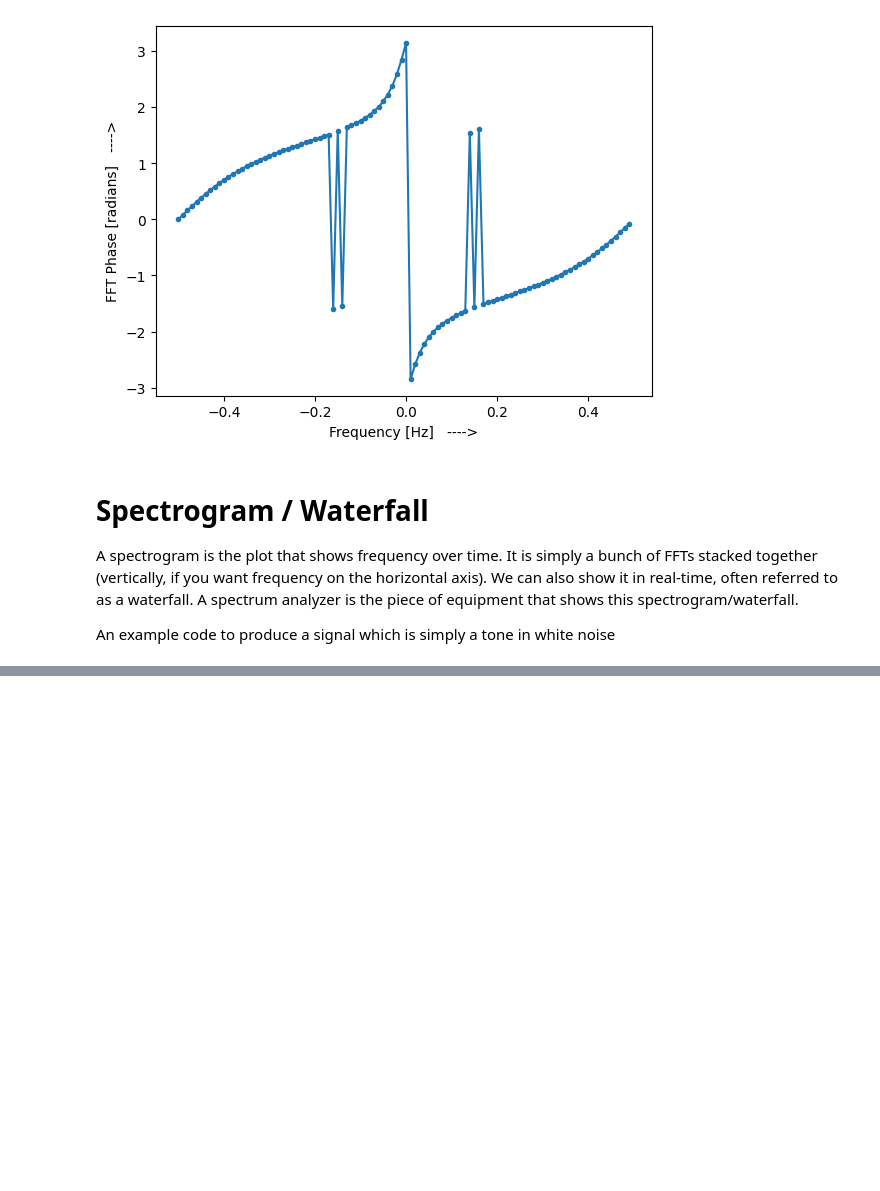
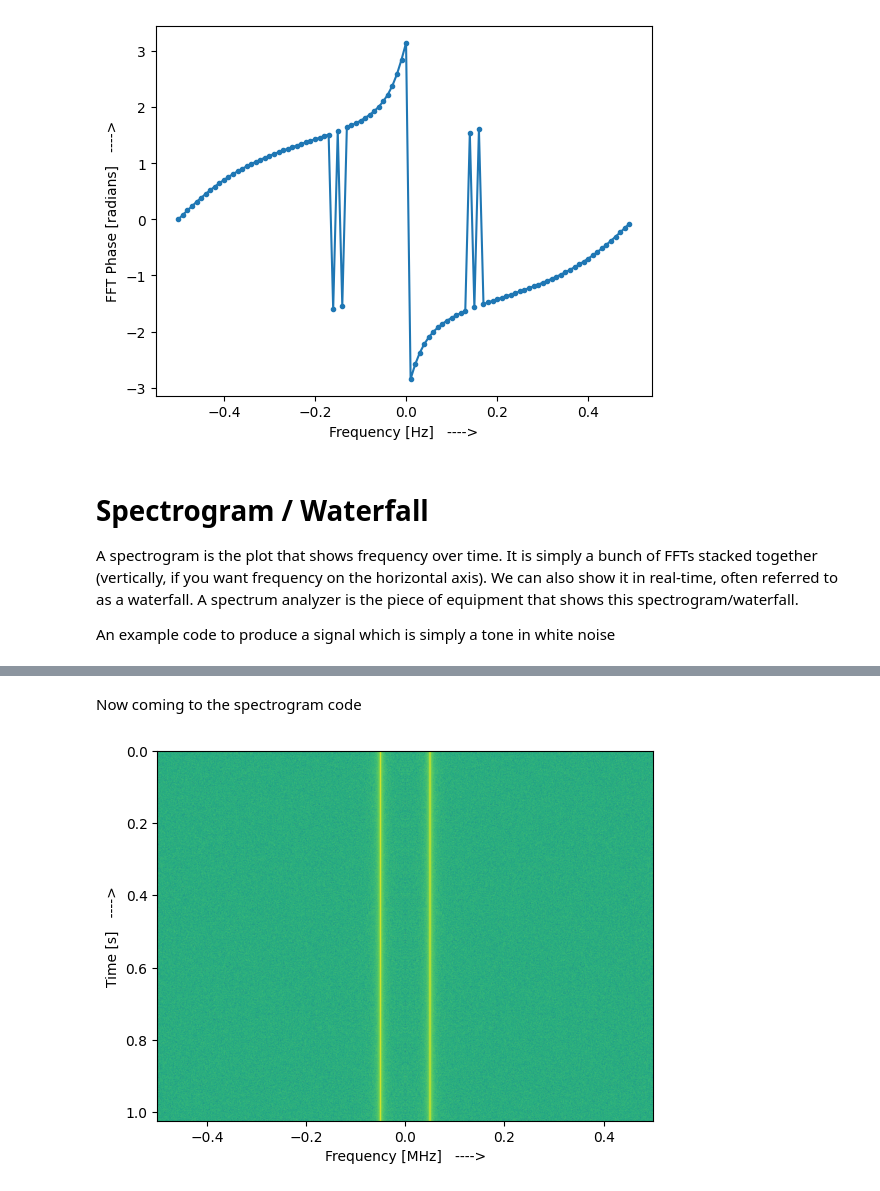
Before and after one commit to rstar900/PySDR, a Jupyter notebook: 01_frequency_domain.ipynb, the cells around one changed output, grey strips where cells are left out. Saved outputs shown, nothing was run; the diff lists cells and outputs as text; code cells hidden in the pictures; blank space fills up the shorter version.

Commit message:
Added spectrogram code

```diff
--- a/01_frequency_domain.ipynb
+++ b/01_frequency_domain.ipynb
@@ -181,0 +182,27 @@ plt.show()
+# %% [markdown]
+Now coming to the spectrogram code
+# %%
+fft_size = 1024 # Each row will contain 1024 samples
+num_rows = len(x) // fft_size # We want integer division to get a whole number of rows
+
+# The spectrogram containing fft_rows rows, each containging fft_size samples (initially all zeroes)
+spectrogram = np.zeros((num_rows, fft_size))
+
+# Populate the spectrogram with values of x
+for i in range(num_rows):
+  # Since it is a 2D Numpy matrix, [i, :] will only select elements of ith row
+  # spectrogram[i:] would have selected a slice of all elements from i till the end of matrix instead
+  # FFT: Get Frequency content (Complex numbers).
+  # Abs: Get Magnitude (Amplitude).
+  # **2: Convert Amplitude to Power.
+  # log10: Convert Power to Log Scale.
+  # 10*: Convert Log Scale to Decibels.
+  spectrogram[i, :] = 10 * np.log10(np.abs(np.fft.fftshift(np.fft.fft(x[i * fft_size : (i+1) * fft_size]))) ** 2)
+
+# Display the spectrogram
+plt.imshow(spectrogram, aspect='auto', extent=[Fs / -2 / 1e6, Fs / 2 / 1e6, len(x) / Fs, 0])
+plt.xlabel('Frequency [MHz]   ---->')
+plt.ylabel('Time [s]   ---->')
+plt.show()
+# %% [output]
+[figure, added]
```
Also changed, not shown: parts of 1 cell of this notebook.
